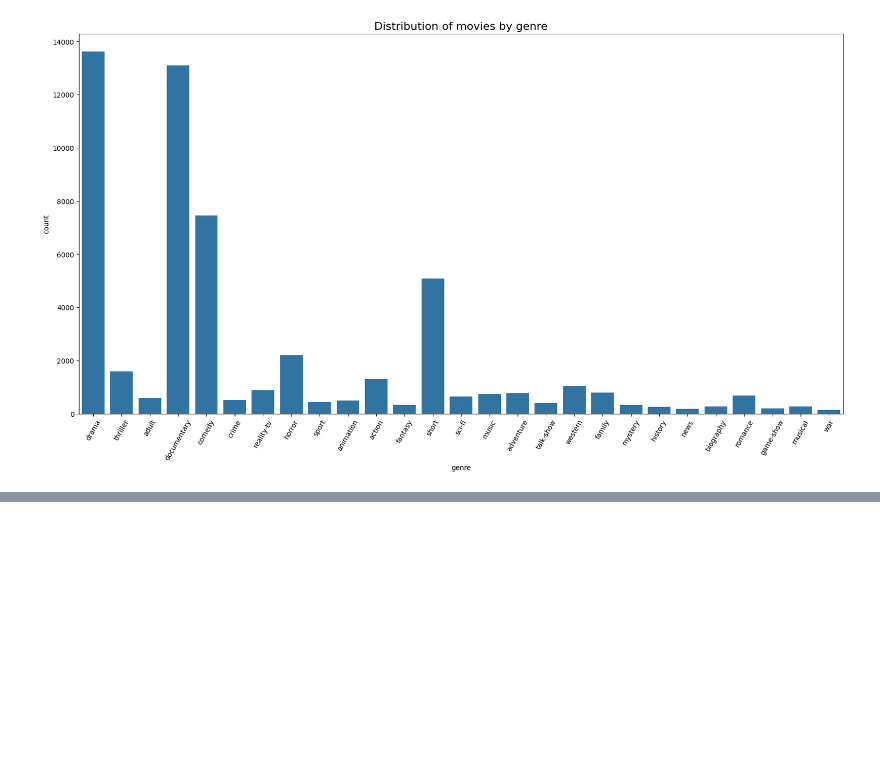
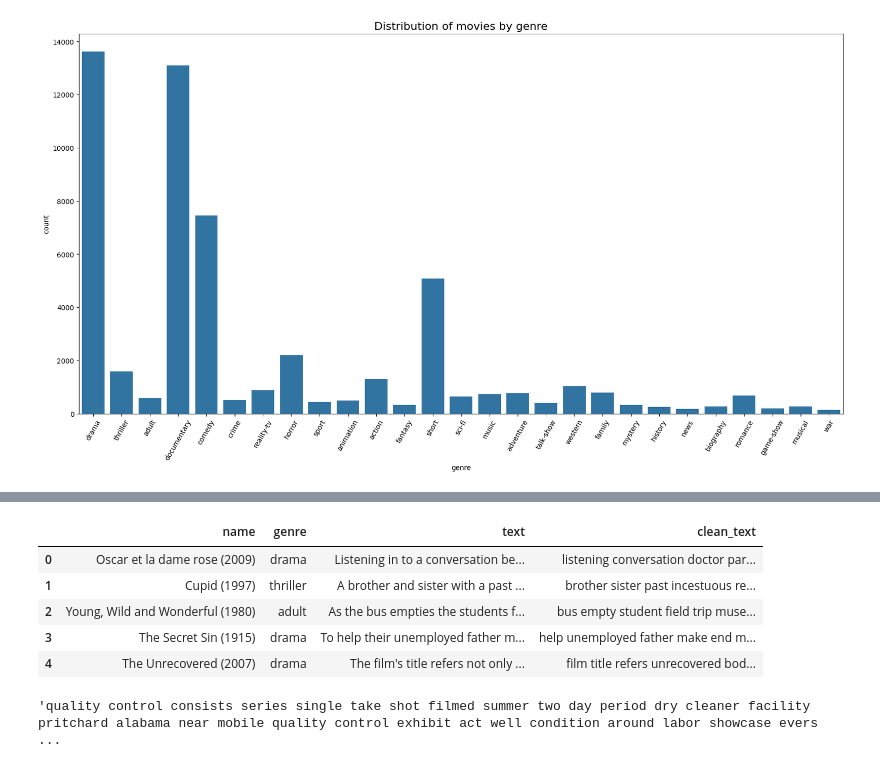
Before and after one commit to vlad9424/recurrent_networks, a Jupyter notebook: rec_net.ipynb, the cells around one changed output, grey strips where cells are left out. Cells and saved outputs as stored; diff of their text form; code cells hidden in the pictures; blank space fills up the shorter version.

```diff
--- a/rec_net.ipynb
+++ b/rec_net.ipynb
@@ -103,0 +102,38 @@ plt.title('Distribution of movies by genre', fontsize=16);
+# %%
+# функция очистки текста
+def filtered_text(df, text):
+    # удаляем любые числа, оставляя только английские слова, преобразуем к нижнему регистру
+    df['clean_text'] = df[text].apply(lambda x: re.sub(r"[^a-z]\w*\d\w*", " ", x.lower().strip()))
+    # удаляем любые дополнительные слова в скобках
+    df['clean_text'] = df['clean_text'].apply(lambda x: re.sub(r"\(.+?\)", "", x).strip())
+    # удаляем все знаки препинания
+    df['clean_text'] = df['clean_text'].str.translate(str.maketrans(" ", " ", string.punctuation))
+
+    # рабиваем текст на отдельные слова-токены
+    df['clean_text'] = df['clean_text'].apply(lambda x:word_tokenize(x))
+    # леммантизация слов (процесс приведения слова к его базовой (словарной) форме)
+    lemmatizer = WordNetLemmatizer()
+    df['clean_text'] = df['clean_text'].apply(lambda x: list(map(lambda word: lemmatizer.lemmatize(word), x)))
+    # находим и удаляем стоп-слова
+    stop_words = set(stopwords.words('english'))
+    df['clean_text'] = df['clean_text'].apply(lambda x: list(filter
+                                    (lambda word: word not in stop_words and len(word)>2, x)))
+    # объединяем токены обратно в текст
+    df['clean_text'] = df['clean_text'].apply(lambda x:' '.join(x))
+    return df
+
+# применим функцию к тренировочному набору
+clean_train = filtered_text(train_data, 'text')
+clean_train.head()
+# %% [output]
+|  | name | genre | text | clean_text |
+| 0 | Oscar et la dame rose (2009) | drama | Listening in to a conversation be... | listening conversation doctor par... |
+| 1 | Cupid (1997) | thriller | A brother and sister with a past ... | brother sister past incestuous re... |
+| 2 | Young, Wild and Wonderful (1980) | adult | As the bus empties the students f... | bus empty student field trip muse... |
+| 3 | The Secret Sin (1915) | drama | To help their unemployed father m... | help unemployed father make end m... |
+| 4 | The Unrecovered (2007) | drama | The film's title refers not only ... | film title refers unrecovered bod... |
+# %%
+# посмотрим на один пример очищенного текста
+clean_train.clean_text[5]
+# %% [output]
+'quality control consists series single take shot filmed summer two day period dry cleaner facility pritchard alabama near mobile quality control exhibit act well condition around labor showcase evers ...
```
Also changed, not shown: parts of 12 cells of this notebook.
